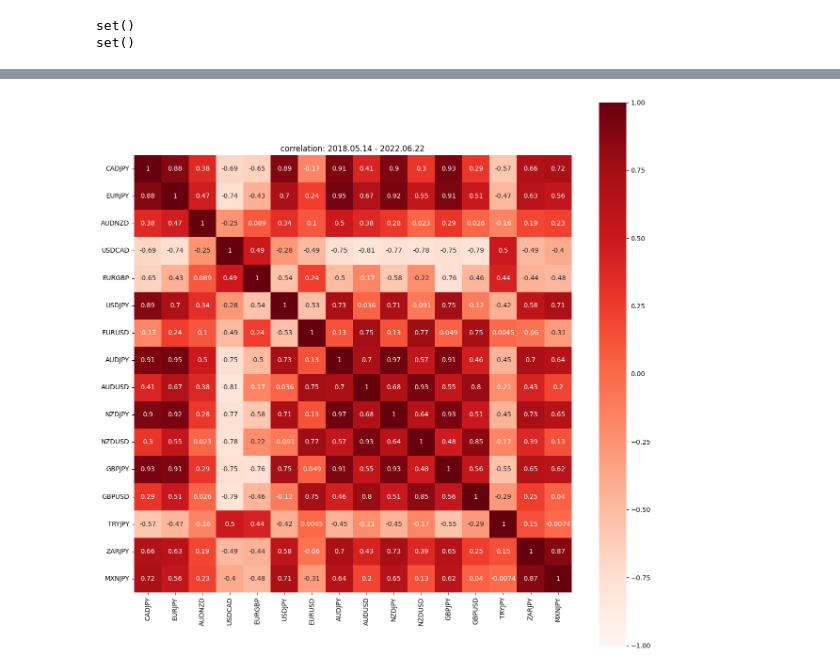
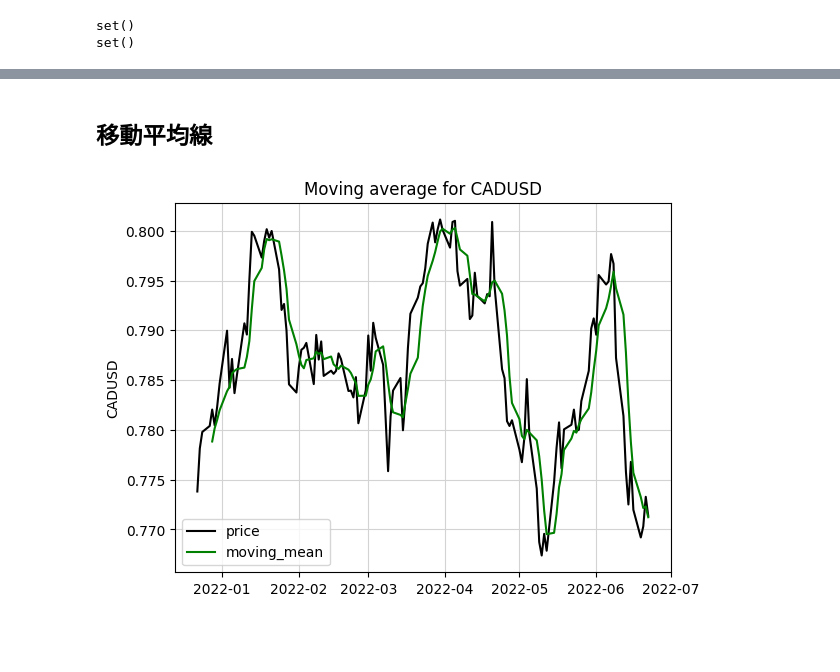
Before and after one commit to birdwatcherYT/FX, a Jupyter notebook: fx.ipynb, the cells around one changed output, grey strips where cells are left out. Drawn from its saved outputs; the diff is of its cells as text; code cells hidden in the pictures; blank space fills up the shorter version.

```diff
--- a/fx.ipynb
+++ b/fx.ipynb
@@ -97,2 +159,4 @@ pairs=[
 # %%
-dfs=[DataReader(f"{pair}=X", source, start=start, end=end) for pair in pairs]
+pair = "CADUSD"
+# pair = "AUDNZD"
+df=DataReader(f"{pair}=X", source, start=start, end=end)
@@ -101,2 +162,0 @@ serieses=[(df["High"]+df["Low"])/2 for df in dfs]
-# %%
-df=pd.DataFrame(serieses, index=pairs).T
@@ -105,7 +163,16 @@ corr=df.corr()
-# %%
-plt.figure(figsize=(15,15))
-sns.heatmap(corr, cmap="Reds", annot=True, vmin = -1, vmax = 1, square=True)
-plt.title(f"correlation: {start.strftime('%Y.%m.%d')} - {end.strftime('%Y.%m.%d')}")
-plt.savefig("img/corr.svg")
-# %% [output]
-[figure, removed]
+# %% [markdown]
+## 移動平均線
+# %%
+window=5
+price = df["Close"]
+# %%
+moving_mean = price.rolling(window).mean()
+# %%
+plt.plot(price.index, price, "k", label="price")
+plt.plot(moving_mean.index, moving_mean, "g", label="moving_mean")
+plt.ylabel(pair)
+plt.title(f"Moving average for {pair}")
+plt.legend()
+plt.savefig("img/MovingAverage.svg")
+# %% [output]
+[figure, added]
```
Also changed, not shown: parts of 42 cells of this notebook, 9 other files.
